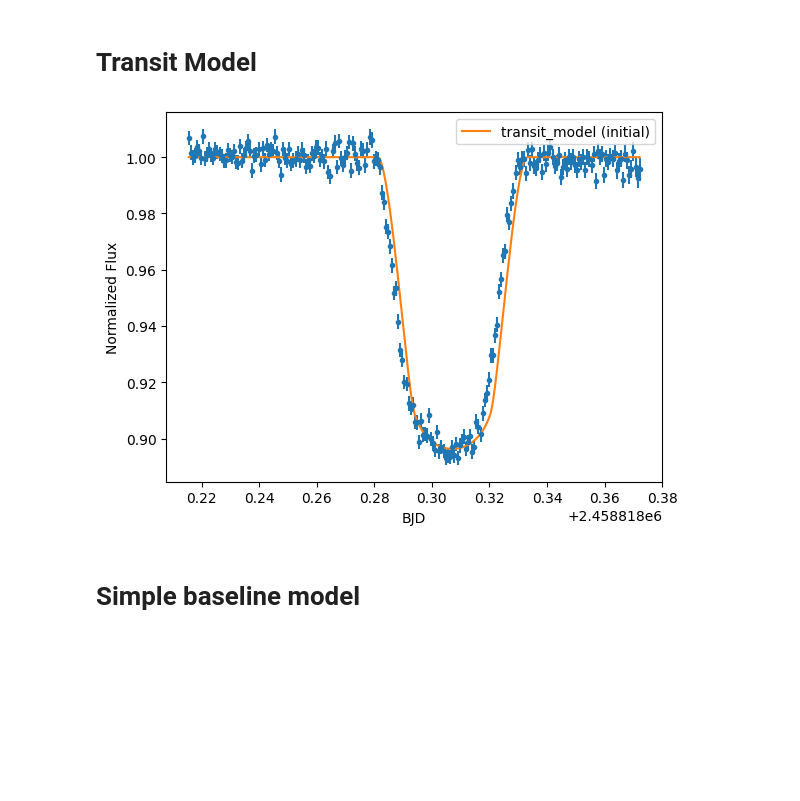
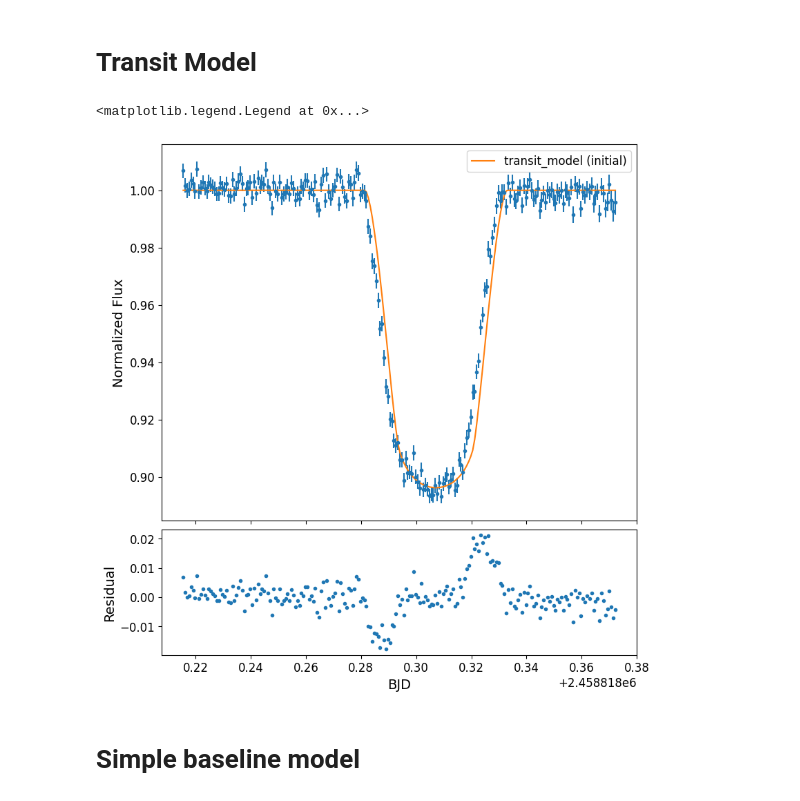
Before and after one commit to Mayuko-Mori/Transit_tutorial, a Jupyter notebook: Tutorial_1_single_transit_TOI519.ipynb, the cells around one changed output. Drawn from its saved outputs; the diff is of its cells as text; code cells hidden in the pictures; blank space fills up the shorter version.

Commit message:
updateupdated tutorial 1

```diff
--- a/Tutorial_1_single_transit_TOI519.ipynb
+++ b/Tutorial_1_single_transit_TOI519.ipynb
@@ -3,5 +3,19 @@
 import numpy as np
 import pandas as pd
 import matplotlib.pyplot as pl
+# %%
+#styling
+import matplotlib as mpl
+
+mpl.rcParams.update({
+    'font.size': 14,
+    'axes.titlesize': 16,
+    'axes.labelsize': 14,
+    'xtick.labelsize': 12,
+    'ytick.labelsize': 12,
+    'legend.fontsize': 12,
+})
+
+mpl.rcParams['figure.constrained_layout.use'] = True
 # %%
 df = pd.read_csv('data/TOI519_LC_MuSCAT_z-band.csv')
@@ -71,14 +72,14 @@ u1_err, u2_err = list(qd_e[0])
 # Transit Model
 # %%
 import batman
-def transit_model(parameters, p, u1,u2, t):
+def transit_model(parameters, period, u1,u2, t):
 
     tc,a,b,k=parameters
     inc= np.arccos(b/a)*180/np.pi
 
     params = batman.TransitParams()
     params.t0 = tc                      #time of inferior conjunction
-    params.per = p                     #orbital period
+    params.per = period                     #orbital period
     params.rp = k                 #planet radius (in units of stellar radii)
     params.a = a                      #semi-major axis (in units of stellar radii)
     params.inc = inc                     #orbital inclination (in degrees)
@@ -93,20 +94,26 @@ def transit_model(parameters, p, u1,u2, t):
 
     return flux
 # %%
-transit_params_pr=[Tc_pr.n,a_pr.n,b_pr.n,k_pr.n]
-transit_model_pr=transit_model(transit_params_pr, P_pr.n, u1, u2, time)
+transit_params_init=[Tc_pr.n,a_pr.n,b_pr.n,k_pr.n]
+transit_model_init=transit_model(transit_params_init, P_pr.n, u1, u2, time)
 
+resid = flux - transit_model_init
 
-f=pl.figure()
-pl.errorbar(time,flux,err, fmt='.')
+f, axs = pl.subplots(2, 1, figsize=(8, 8), height_ratios=(3,1), sharex=True)
 
-pl.plot(time,transit_model_pr,label='transit_model (initial)')
-pl.xlabel('BJD')
-pl.ylabel('Normalized Flux')
-pl.legend()
-f.savefig('output/TOI519_transit_predict.png')
+axs[0].errorbar(time,flux,err, fmt='.')
+axs[0].plot(time,transit_model_init,label='transit_model (initial)')
+
+axs[1].plot(time, resid, '.')
+
+axs[1].set_xlabel('BJD')
+axs[0].set_ylabel('Normalized Flux')
+axs[1].set_ylabel('Residual')
+axs[0].legend()
+#f.savefig('output/TOI519_transit_predict.pdf')
 # %% [output]
+<matplotlib.legend.Legend at 0x...>
-[figure, old version]
+[figure, new version]
 # %% [markdown]
 # Simple baseline model
 # %%
```
Also changed, not shown: parts of 17 cells of this notebook, 19 other files.
